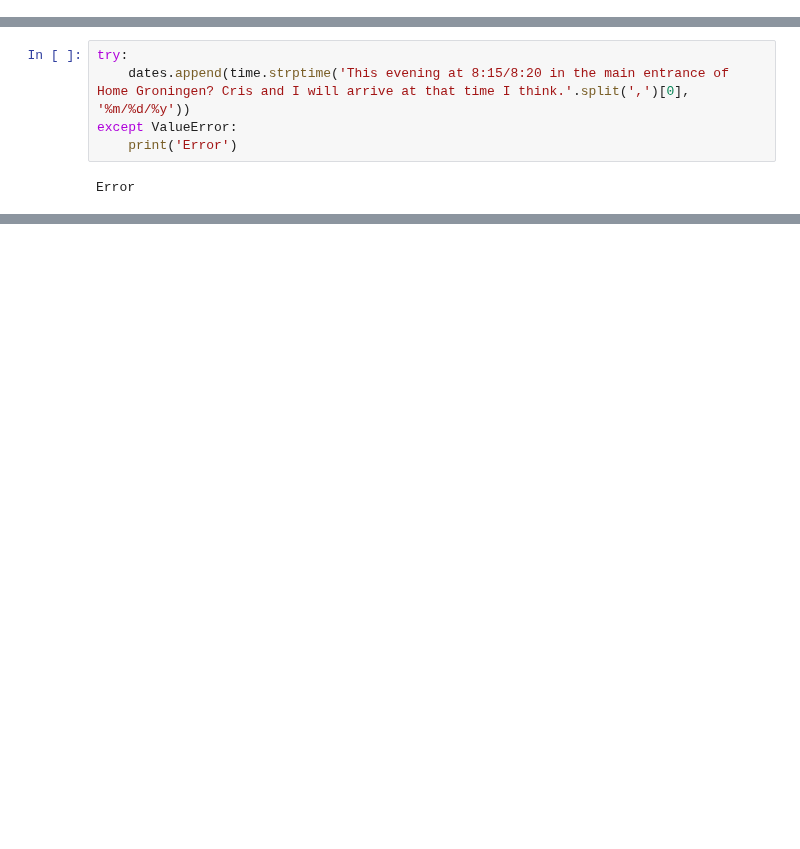
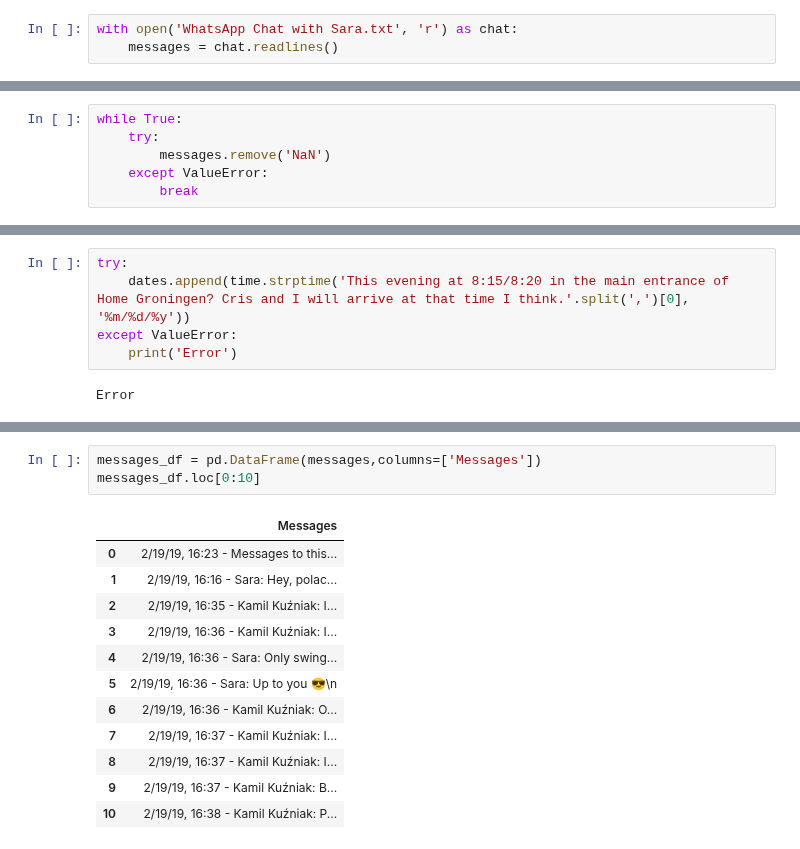
Before and after one commit to kamilkuzniak/WhatsApp-analyzer, a Jupyter notebook: Jupyter_testing.ipynb, the cells around one changed output, grey strips where cells are left out. Drawn from its saved outputs; the diff is of its cells as text; blank space fills up the shorter version.

```diff
--- a/Jupyter_testing.ipynb
+++ b/Jupyter_testing.ipynb
@@ -62,5 +83,8 @@ time.struct_time(tm_year=1900, tm_mon=1, tm_mday=1, tm_hour=16, tm_min=16, tm_se
 messages[1] + ' ' + messages.pop(2)
 # %% [output]
 "2/19/19, 16:16 - Sara: Hey, polaco 😏 Is there finally a plan for today?\n 2/19/19, 16:35 - Kamil Kuźniak: I'll swing by in the evening 😈\n"
+# %%
+with open('WhatsApp Chat with Sara.txt', 'r') as chat:
+    messages = chat.readlines()
 # %%
 #error handling when the date is not present
@@ -80,0 +166,6 @@ for message in messages:
+# %%
+while True:
+    try:
+        messages.remove('NaN')
+    except ValueError:
+        break
@@ -95,0 +230,16 @@ time.struct_time(tm_year=2019, tm_mon=2, tm_mday=19, tm_hour=16, tm_min=23, tm_s
+# %%
+messages_df = pd.DataFrame(messages,columns=['Messages'])
+messages_df.loc[0:10]
+# %% [output]
+|  | Messages |
+| 0 | 2/19/19, 16:23 - Messages to this... |
+| 1 | 2/19/19, 16:16 - Sara: Hey, polac... |
+| 2 | 2/19/19, 16:35 - Kamil Kuźniak: I... |
+| 3 | 2/19/19, 16:36 - Kamil Kuźniak: I... |
+| 4 | 2/19/19, 16:36 - Sara: Only swing... |
+| 5 | 2/19/19, 16:36 - Sara: Up to you 😎\n |
+| 6 | 2/19/19, 16:36 - Kamil Kuźniak: O... |
+| 7 | 2/19/19, 16:37 - Kamil Kuźniak: I... |
+| 8 | 2/19/19, 16:37 - Kamil Kuźniak: I... |
+| 9 | 2/19/19, 16:37 - Kamil Kuźniak: B... |
+| 10 | 2/19/19, 16:38 - Kamil Kuźniak: P... |
```
Also changed, not shown: parts of 31 cells of this notebook, 1 other file.
